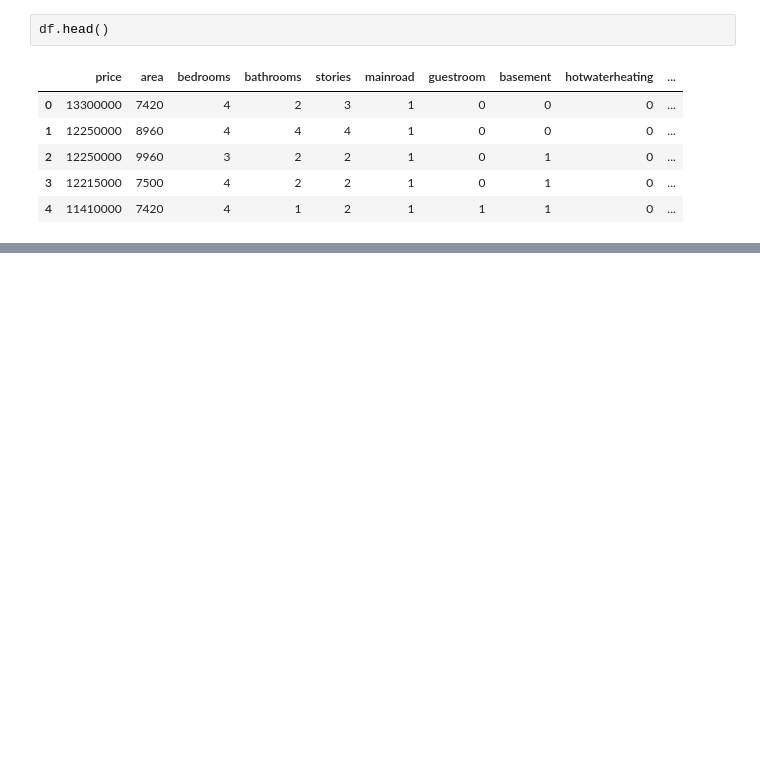
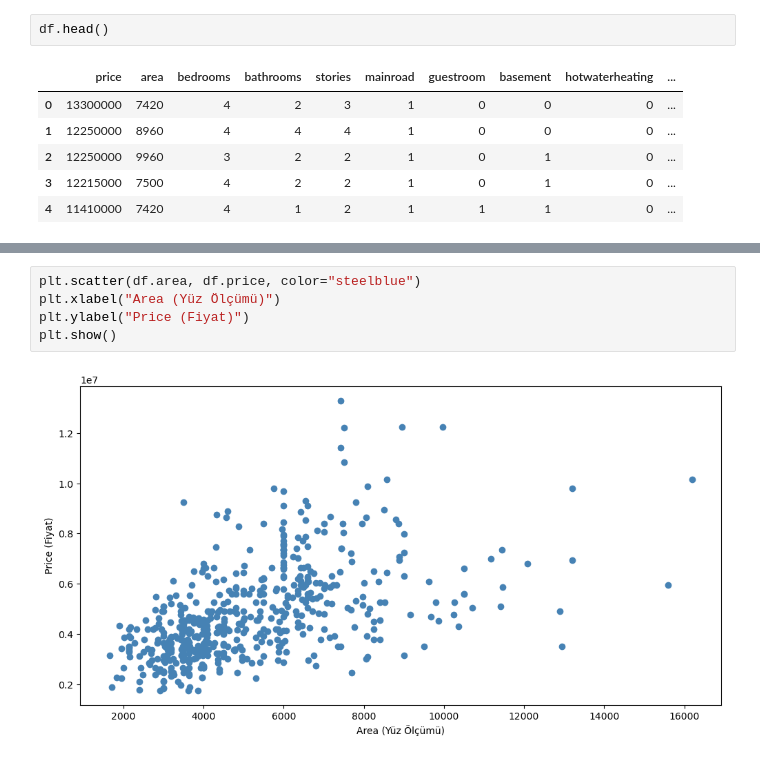
Before and after one commit to Tubaakbas/Machine-Learning, a Jupyter notebook: machine-learning.ipynb, the cells around one changed output, grey strips where cells are left out. Cells and saved outputs as stored; diff of their text form; blank space fills up the shorter version.

```diff
--- a/machine-learning.ipynb
+++ b/machine-learning.ipynb
@@ -115,0 +128,7 @@ df.head()
+# %%
+plt.scatter(df.area, df.price, color="steelblue")
+plt.xlabel("Area (Yüz Ölçümü)")
+plt.ylabel("Price (Fiyat)")
+plt.show()
+# %% [output]
+[figure, added]
```
Also changed, not shown: parts of 14 cells of this notebook.
